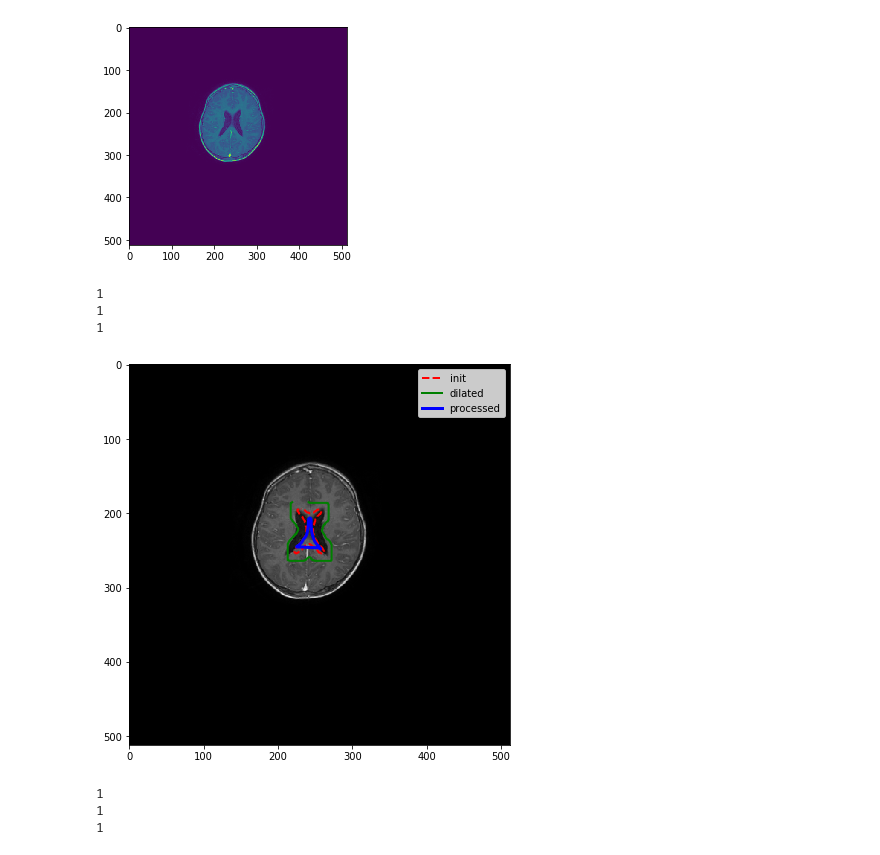
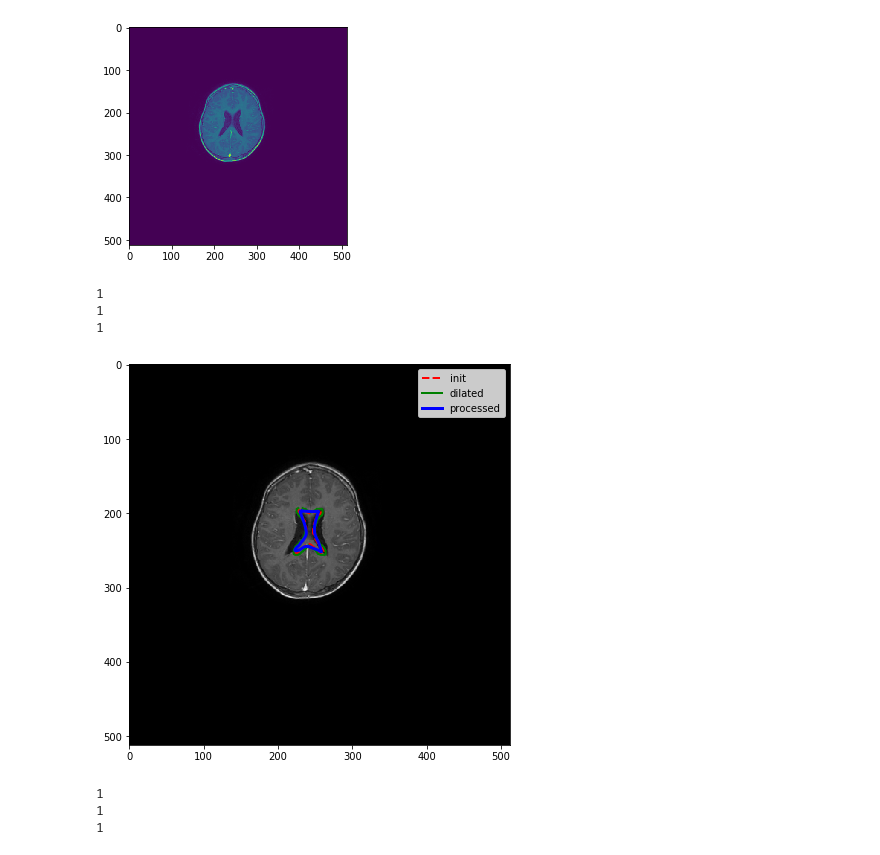
Before and after one commit to CarolineMagg/KidsBrainProject, a Jupyter notebook: data_processing/active_contour_draft.ipynb, the cells around one changed output. Saved outputs shown, nothing was run; the diff lists cells and outputs as text; code cells hidden in the pictures.

```diff
--- a/data_processing/active_contour_draft.ipynb
+++ b/data_processing/active_contour_draft.ipynb
@@ -49,7 +51,7 @@ path_data = "../../Data/"
 # %% [markdown]
 ### Explore folder structure and naming
 # %%
-idx = 2
+idx = 1
 folder_name = os.path.join(path_data, str(idx))
 folder = os.listdir(folder_name)
 folder
@@ -210,7 +192,7 @@ skimage.__version__
 # %%
 # init structure to process
 ind = 72
-struct = "Corpus callosum"
+struct = "Brain"
 img_postop = data.get_post_images(ind)
 img_preop = data.get_pre_images(ind)[0]
 pts_init = data.get_contour_points(struct, ind)[0]
@@ -262,6 +272,8 @@ def dilate_segmentation(contour_mask_init, kernel_size=(10,10), iteration=1, deb
         plt.show()
         if image is not None:
             plot_segmentation(image, pts_init, pts_dilated)
+            plot_segmentation(image, pts_init, None)
+            plot_segmentation(image, None, pts_dilated)
     return pts_dilated
 # %%
 def create_contour(img, pts):
@@ -359,16 +408,16 @@ plt.imshow(image)
 <matplotlib.image.AxesImage at 0x...>
 [figure]
 # %%
-pts_dilated = dilate_segmentation(contour_init,kernel_size=(20,20),debug=False)[0]
+pts_dilated = dilate_segmentation(contour_init,kernel_size=(4,4),debug=False)[0]
 #image = image_preprocessing(image)
-pts_proc = segmentation.active_contour(image, pts_init[0],w_edge=150,beta=2)
+pts_proc = segmentation.active_contour(image, pts_init[0],w_edge=150,beta=0.5,max_iterations=4)
 contour_proc = create_contour(image, pts_proc)
 plot_segmentation(image, pts_init, [pts_dilated], [pts_proc])
 # %% [output]
 1
 1
 1
-[figure, old version]
+[figure, new version]
 # %%
 # Chan Vese
 # Active contour model by evolving a level set. Can be used to segment objects without clearly defined boundaries.
```
Also changed, not shown: parts of 22 cells of this notebook, 3 other files.
